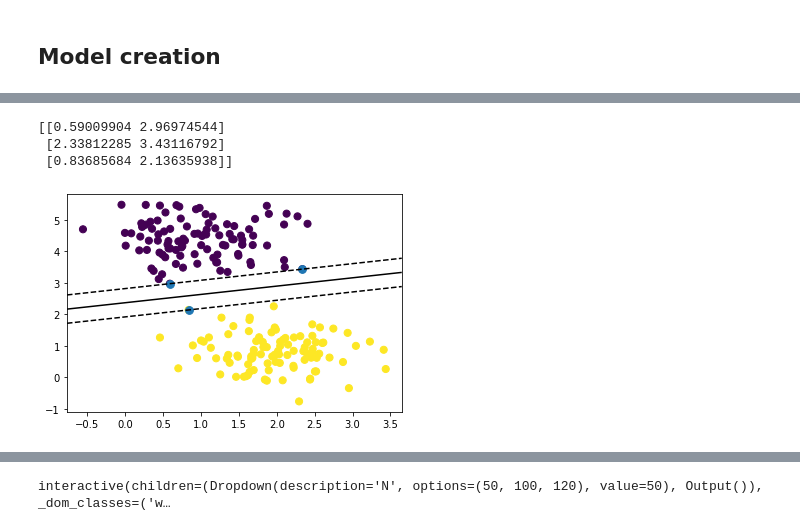
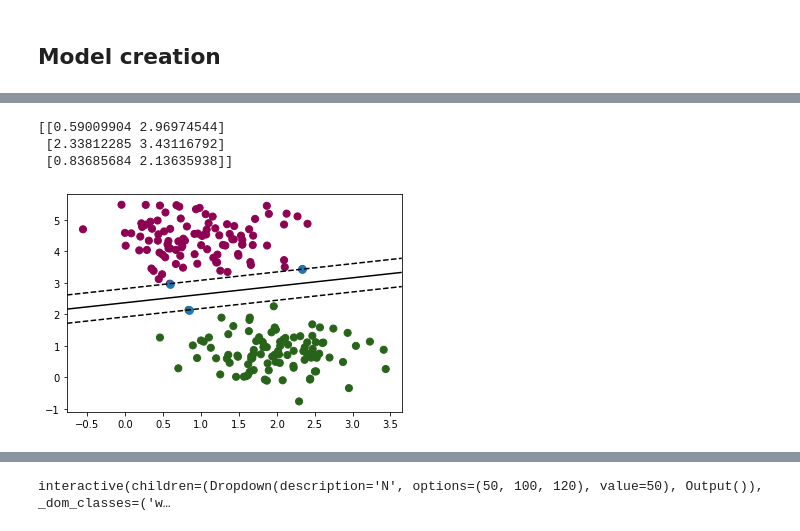
Before and after one commit to anmarphy/Support-Vector-Machine, a Jupyter notebook: SVC-Linear kernel (Apr 9th).ipynb, the cells around one changed output, grey strips where cells are left out. Drawn from its saved outputs; the diff is of its cells as text; code cells hidden in the pictures.

```diff
--- a/SVC-Linear kernel (Apr 9th).ipynb
+++ b/SVC-Linear kernel (Apr 9th).ipynb
@@ -75,15 +78,15 @@ def plt_svc (model, ax=None, plot_support=True):
     if plot_support:
         ax.scatter(model.support_vectors_[:,0],
                   model.support_vectors_[:,1],
-                  s=60, linewidth=1,)
+                  s=60, linewidth=1, cmap="PiYG")
 # %%
-plt.scatter(X[:,0], X[:,1], c=Y, s=50)
+plt.scatter(X[:,0], X[:,1], c=Y, s=50, cmap="PiYG")
 plt_svc(model, plot_support=True)
 # %% [output]
 [[0.59009904 2.96974544]
  [2.33812285 3.43116792]
  [0.83685684 2.13635938]]
-[figure, old version]
+[figure, new version]
 # %%
 def plot_svm(N=10, ax=None):
     X,Y=make_blobs(n_samples=200, centers=2, random_state=0, cluster_std=0.6)
```
Also changed, not shown: parts of 4 cells of this notebook.
